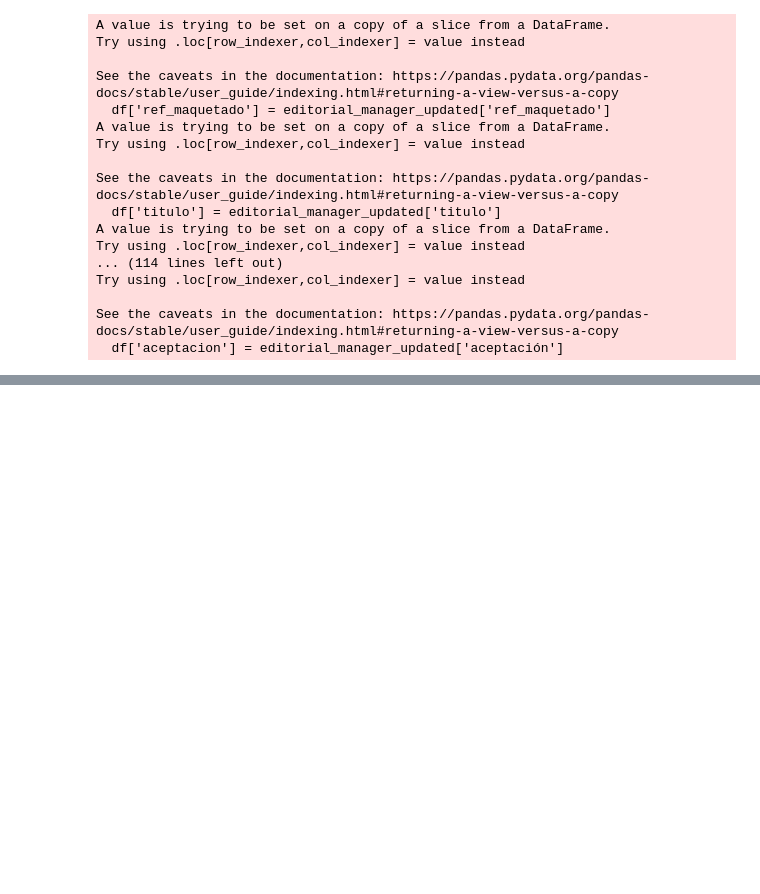
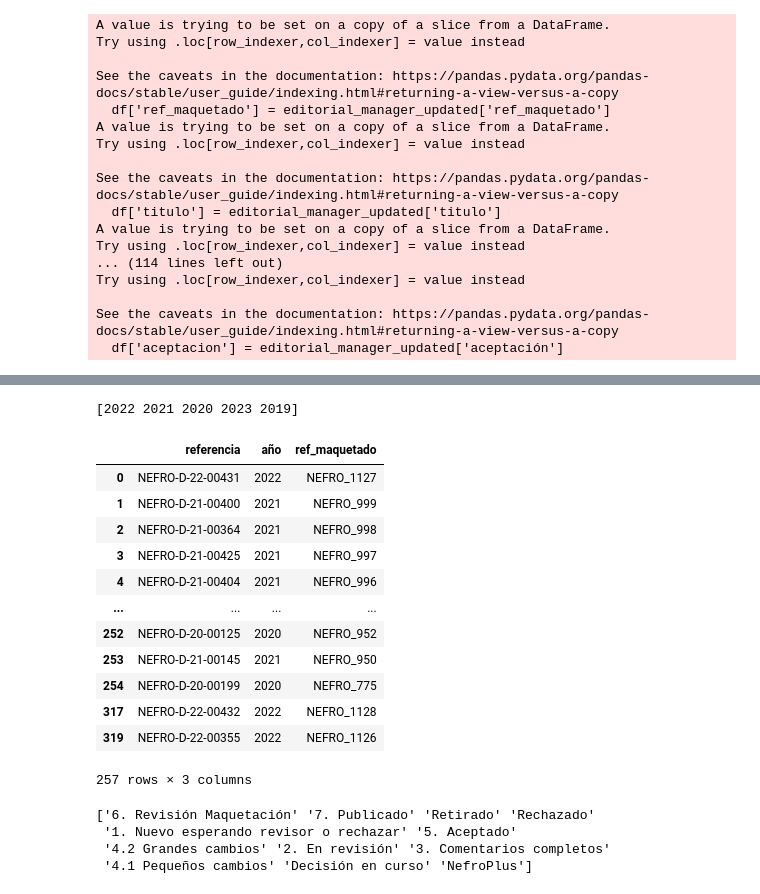
Before and after one commit to hormigo69/editorial_manager, a Jupyter notebook: excel inicial.ipynb, the cells around one changed output, grey strips where cells are left out. Cells and saved outputs as stored; diff of their text form; code cells hidden in the pictures; blank space fills up the shorter version.

```diff
--- a/excel inicial.ipynb
+++ b/excel inicial.ipynb
@@ -405,0 +560,17 @@ df.to_csv('editorial_manager_updated.csv', index=False)
+# %%
+#extract the year from the column referencia and save it in the column año. the year is in the position 9 and 10 adding 2000
+editorial_manager_updated['año'] = editorial_manager_updated['referencia'].str[8:10].astype(int) + 2000
+# %%
+#check that the year is correct. Print the different years
+print(editorial_manager_updated['año'].unique())
+# %% [output]
+[2022 2021 2020 2023 2019]
+# %%
+#copy REF MAQUETAD0 to ref_maquetado
+editorial_manager_updated['ref_maquetado'] = df['REF MAQUETAD0']
+# %%
+#remove the initial spaces in the column ref_maquetado if there are any
+editorial_manager_updated['ref_maquetado'] = editorial_manager_updated['ref_maquetado'].str.strip()
+# %%
+#change NEFRO-1127 to NEFRO_1127
+editorial_manager_updated['ref_maquetado'] = editorial_manager_updated['ref_maquetado'].str.replace('-', '_')
@@ -405,0 +587,17 @@ df.to_csv('editorial_manager_updated.csv', index=False)
+# %%
+#print referencia, año, and ref_maquetado from two rows where re_maquetado is not null
+editorial_manager_updated.loc[editorial_manager_updated['ref_maquetado'].notnull(), ['referencia', 'año', 'ref_maquetado']]
+# %% [output]
+|  | referencia | año | ref_maquetado |
+| 0 | NEFRO-D-22-00431 | 2022 | NEFRO_1127 |
+| 1 | NEFRO-D-21-00400 | 2021 | NEFRO_999 |
+| 2 | NEFRO-D-21-00364 | 2021 | NEFRO_998 |
+| 3 | NEFRO-D-21-00425 | 2021 | NEFRO_997 |
+| 4 | NEFRO-D-21-00404 | 2021 | NEFRO_996 |
+| ... | ... | ... | ... |
+| 252 | NEFRO-D-20-00125 | 2020 | NEFRO_952 |
+| 253 | NEFRO-D-21-00145 | 2021 | NEFRO_950 |
+| 254 | NEFRO-D-20-00199 | 2020 | NEFRO_775 |
+| 317 | NEFRO-D-22-00432 | 2022 | NEFRO_1128 |
+| 319 | NEFRO-D-22-00355 | 2022 | NEFRO_1126 |
+257 rows × 3 columns
@@ -405,0 +610,8 @@ df.to_csv('editorial_manager_updated.csv', index=False)
+# %%
+#print the different values in estado
+print(editorial_manager_updated['estado'].unique())
+# %% [output]
+['6. Revisión Maquetación' '7. Publicado' 'Retirado' 'Rechazado'
+ '1. Nuevo esperando revisor o rechazar' '5. Aceptado'
+ '4.2 Grandes cambios' '2. En revisión' '3. Comentarios completos'
+ '4.1 Pequeños cambios' 'Decisión en curso' 'NefroPlus']
```
Also changed, not shown: parts of 37 cells of this notebook, 1 other file.
